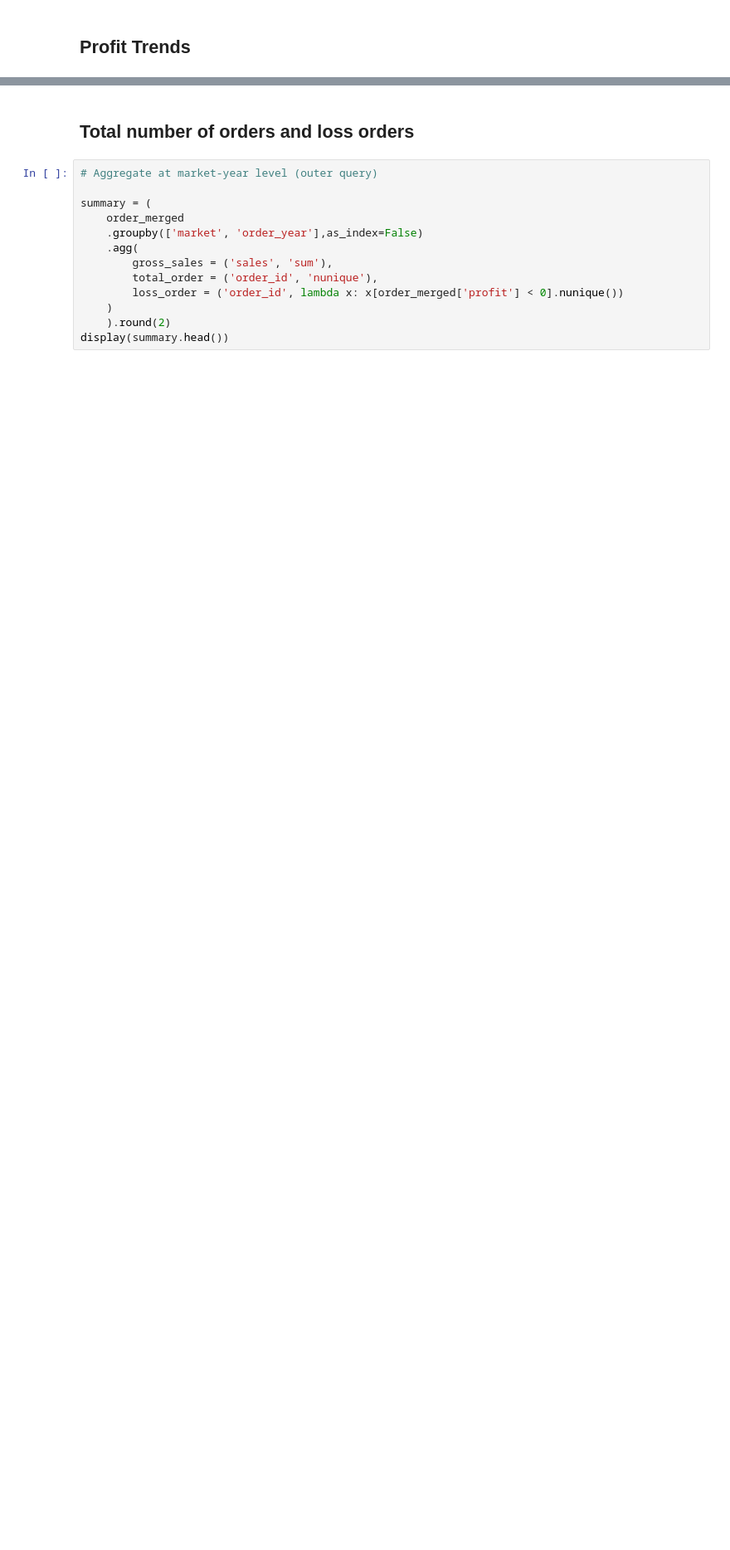
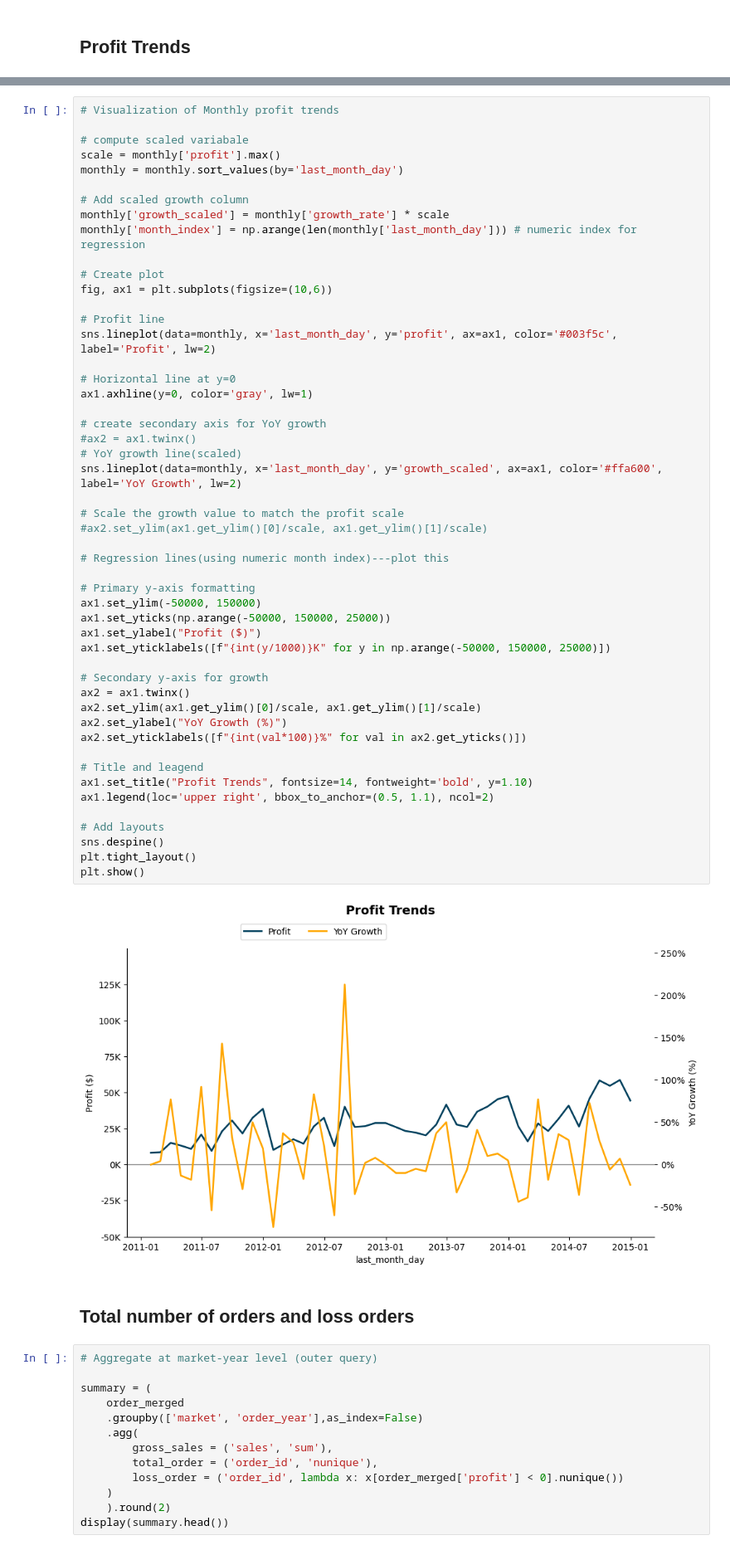
Before and after one commit to annugit1655/Global-Superstore-Project, a Jupyter notebook: notebooks/order-return-sales-analysis.ipynb, the cells around one changed output, grey strips where cells are left out. Shown at 83% size. Saved outputs shown, nothing was run; the diff lists cells and outputs as text; blank space fills up the shorter version.

Commit message:
'profit_trend'

```diff
--- a/notebooks/order-return-sales-analysis.ipynb
+++ b/notebooks/order-return-sales-analysis.ipynb
@@ -712,3 +681,55 @@ TypeError: unsupported operand type(s) for *: 'Timestamp' and 'float'
+# %%
+# Visualization of Monthly profit trends
+
+# compute scaled variabale
+scale = monthly['profit'].max()
+monthly = monthly.sort_values(by='last_month_day')
+
+# Add scaled growth column
+monthly['growth_scaled'] = monthly['growth_rate'] * scale
+monthly['month_index'] = np.arange(len(monthly['last_month_day'])) # numeric index for regression
+
+# Create plot
+fig, ax1 = plt.subplots(figsize=(10,6))
+
+# Profit line
+sns.lineplot(data=monthly, x='last_month_day', y='profit', ax=ax1, color='#003f5c', label='Profit', lw=2)
+
+# Horizontal line at y=0
+ax1.axhline(y=0, color='gray', lw=1)
+
+# create secondary axis for YoY growth
+#ax2 = ax1.twinx()
+# YoY growth line(scaled)
+sns.lineplot(data=monthly, x='last_month_day', y='growth_scaled', ax=ax1, color='#ffa600', label='YoY Growth', lw=2)
+
+# Scale the growth value to match the profit scale
+#ax2.set_ylim(ax1.get_ylim()[0]/scale, ax1.get_ylim()[1]/scale)
+
+# Regression lines(using numeric month index)---plot this
+
+# Primary y-axis formatting
+ax1.set_ylim(-50000, 150000)
+ax1.set_yticks(np.arange(-50000, 150000, 25000))
+ax1.set_ylabel("Profit ($)")
+ax1.set_yticklabels([f"{int(y/1000)}K" for y in np.arange(-50000, 150000, 25000)])
+
+# Secondary y-axis for growth
+ax2 = ax1.twinx()
+ax2.set_ylim(ax1.get_ylim()[0]/scale, ax1.get_ylim()[1]/scale)
+ax2.set_ylabel("YoY Growth (%)")
+ax2.set_yticklabels([f"{int(val*100)}%" for val in ax2.get_yticks()])
+
+# Title and leagend
+ax1.set_title("Profit Trends", fontsize=14, fontweight='bold', y=1.10)
+ax1.legend(loc='upper right', bbox_to_anchor=(0.5, 1.1), ncol=2)
+
+# Add layouts
+sns.despine()
+plt.tight_layout()
+plt.show()
+# %% [output]
+[figure, added]
 # %% [markdown]
 ## **Total number of orders and loss orders**
 # %%
```
Also changed, not shown: parts of 3 cells of this notebook.
